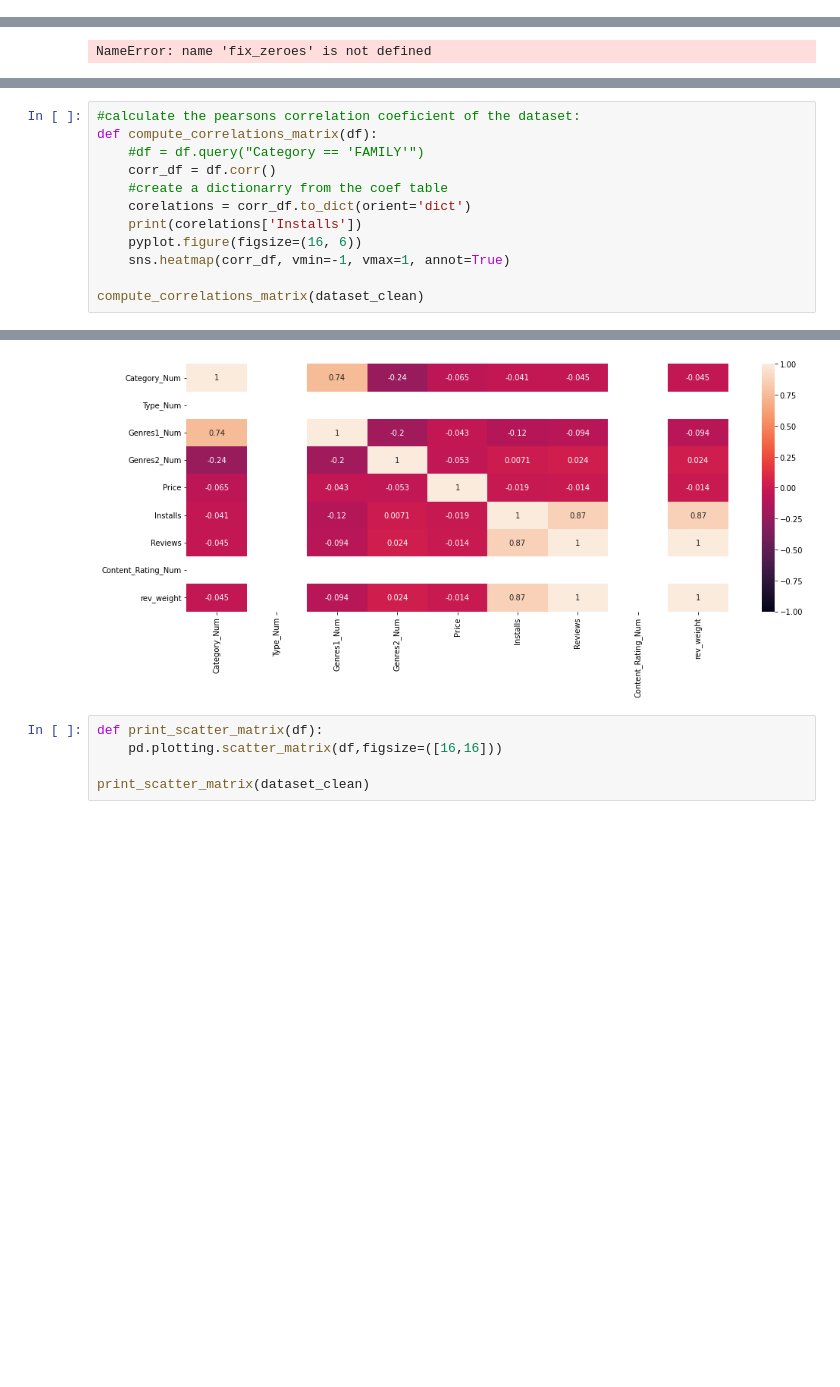
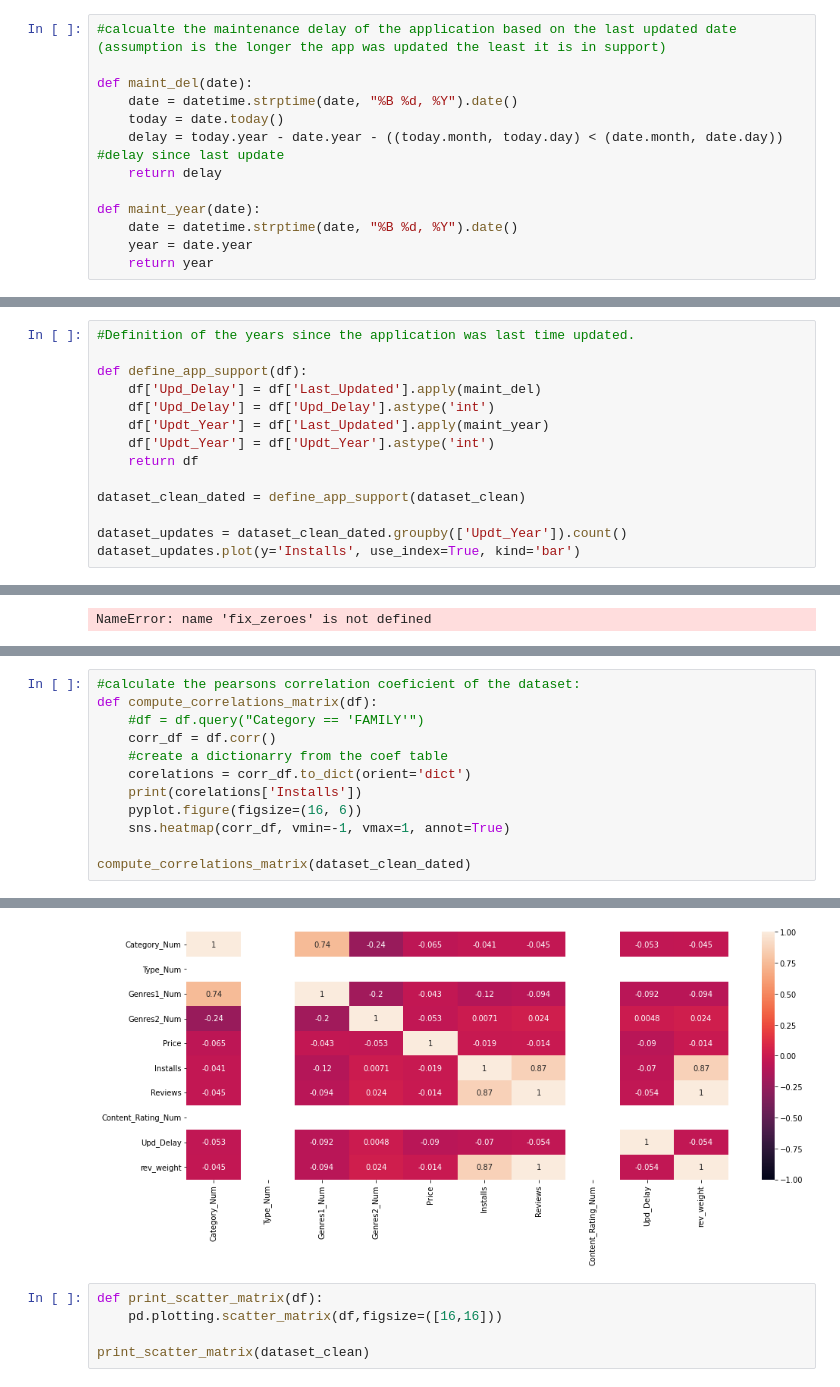
Before and after one commit to Rodauv/google_playstore_stats, a Jupyter notebook: my_mobapp_studio.ipynb, the cells around one changed output, grey strips where cells are left out. Drawn from its saved outputs; the diff is of its cells as text; blank space fills up the shorter version.

Commit message:
Update delays added

```diff
--- a/my_mobapp_studio.ipynb
+++ b/my_mobapp_studio.ipynb
@@ -14,6 +15,19 @@ def average_calculator(a,b):
         b_a = abs((a-b)/b)/100
         a_b = abs((b-a)/a)
         return (b_a,a_b)
+# %%
+#calcualte the maintenance delay of the application based on the last updated date (assumption is the longer the app was updated the least it is in support)
+
+def maint_del(date):
+    date = datetime.strptime(date, "%B %d, %Y").date()
+    today = date.today()
+    delay = today.year - date.year - ((today.month, today.day) < (date.month, date.day)) #delay since last update
+    return delay
+
+def maint_year(date):
+    date = datetime.strptime(date, "%B %d, %Y").date()
+    year = date.year
+    return year
 # %% [markdown]
 First will be your notebook jupyter with your calculation You will have to implement multiple functions:
 # %%
@@ -172,3 +186,17 @@ dataset_clean.head(10)
 | 479 | 8 | DATING | 2 | Paid | 14 | -1 | Dating | None | Truth or Dare Pro | ... |
 | 480 | 8 | DATING | 2 | Paid | 14 | -1 | Dating | None | Private Dating, Hide App- Blue fo... | ... |
 | 481 | 8 | DATING | 2 | Paid | 14 | -1 | Dating | None | Ad Blocker for SayHi | ... |
+# %%
+#Definition of the years since the application was last time updated.
+
+def define_app_support(df):
+    df['Upd_Delay'] = df['Last_Updated'].apply(maint_del)
+    df['Upd_Delay'] = df['Upd_Delay'].astype('int')
+    df['Updt_Year'] = df['Last_Updated'].apply(maint_year)
+    df['Updt_Year'] = df['Updt_Year'].astype('int')
+    return df
+
+dataset_clean_dated = define_app_support(dataset_clean)
+
+dataset_updates = dataset_clean_dated.groupby(['Updt_Year']).count()
+dataset_updates.plot(y='Installs', use_index=True, kind='bar')
@@ -313,18 +359,18 @@ print_histograms(dataset_clean)
 # %%
 #calculate the pearsons correlation coeficient of the dataset:
 def compute_correlations_matrix(df):
     #df = df.query("Category == 'FAMILY'")
     corr_df = df.corr()
     #create a dictionarry from the coef table
     corelations = corr_df.to_dict(orient='dict')
     print(corelations['Installs'])
     pyplot.figure(figsize=(16, 6))
     sns.heatmap(corr_df, vmin=-1, vmax=1, annot=True)
 
-compute_correlations_matrix(dataset_clean)
+compute_correlations_matrix(dataset_clean_dated)
 # %% [output]
 {'Category_Num': -0.04118532903853088, 'Type_Num': nan, 'Genres1_Num': -0.117115201041636, 'Genres2_Num': 0.007118786118857741, 'Price': -0.018901730731456005, 'Installs': 1.0, 'Reviews': 0.8661406135 ...
-[figure, old version]
+[figure, new version]
 # %%
 def print_scatter_matrix(df):
     pd.plotting.scatter_matrix(df,figsize=([16,16]))
```
Also changed, not shown: parts of 8 cells of this notebook.
